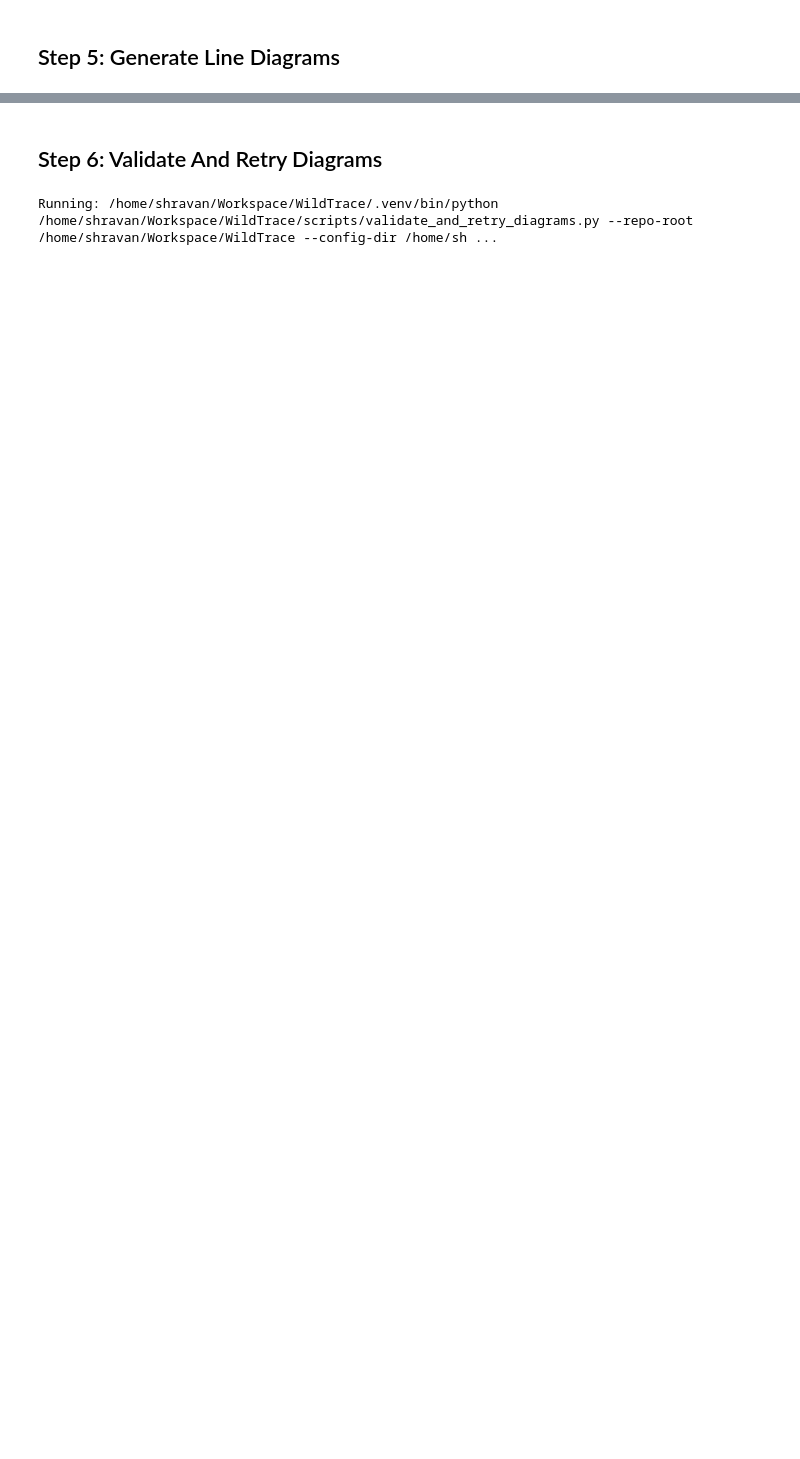
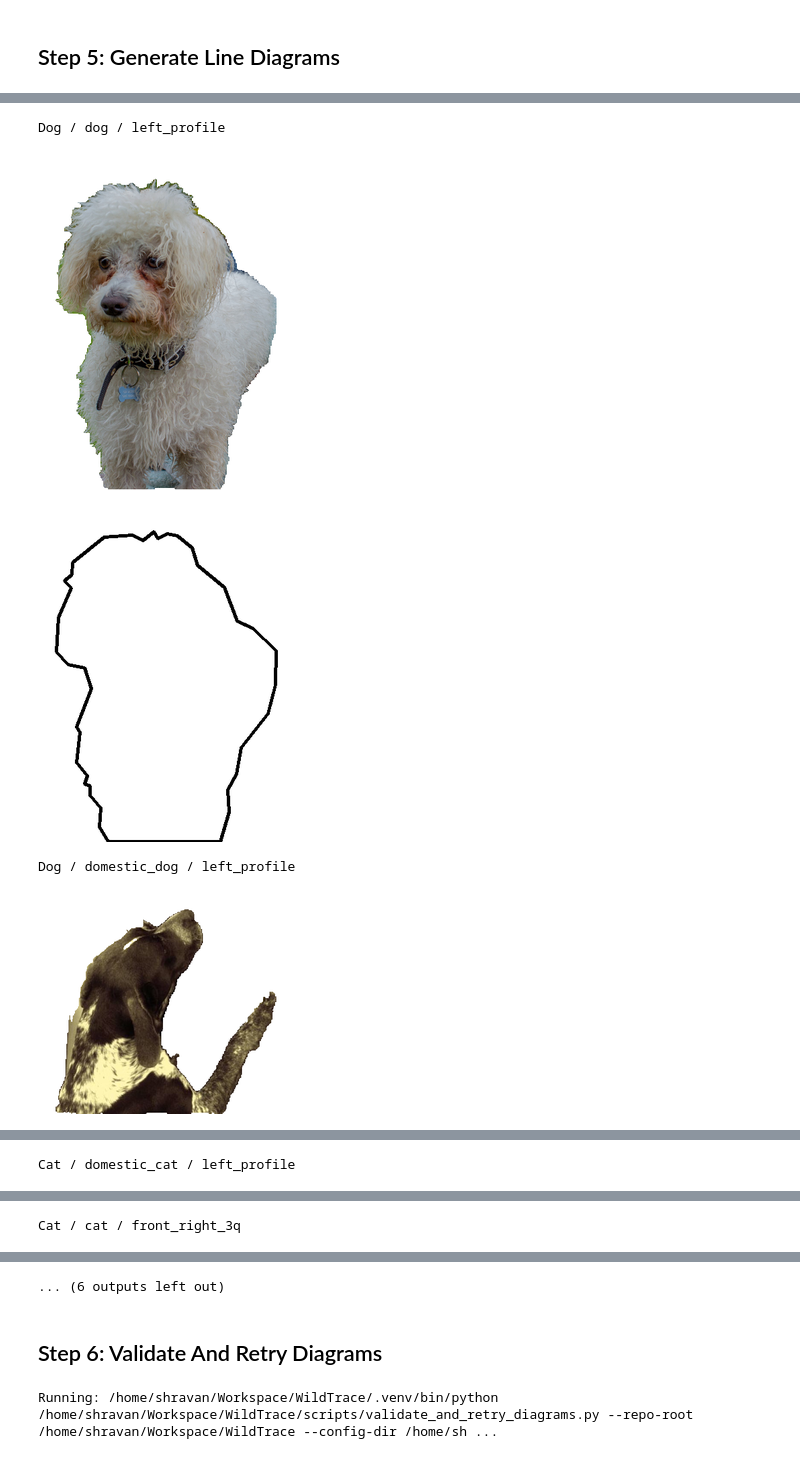
Before and after one commit to shra012/WildTrace, a Jupyter notebook: pipeline/pipeline.ipynb, the cells around one changed output, grey strips where cells are left out. Saved outputs shown, nothing was run; the diff lists cells and outputs as text; code cells hidden in the pictures; blank space fills up the shorter version.

```diff
--- a/pipeline/pipeline.ipynb
+++ b/pipeline/pipeline.ipynb
@@ -253,7 +313,7 @@ if subject_rows:
 # %%
 run_stage('generate_line_diagrams.py')
 
-diagram_attempts_path = REPO_ROOT / 'processed' / 'silver' / 'qa' / 'line_diagram_attempts.ndjson'
+diagram_attempts_path = REPO_ROOT / 'outputs' / 'silver' / 'checkpoints' / 'line_diagram_attempts.ndjson'
 diagram_attempt_rows = load_ndjson(diagram_attempts_path)
 diagram_attempt_rows[:2]
 # %% [output]
@@ -260,0 +352,26 @@ Running: /home/shravan/Workspace/WildTrace/.venv/bin/python /home/shravan/Worksp
+# %%
+# Show crop and its generated line diagram side-by-side for the first few subjects.
+# This is the primary visual check after any changes to outline_generator settings.
+subjects_by_id = {r['sample_id']: r for r in load_ndjson(
+    REPO_ROOT / 'outputs' / 'silver' / 'checkpoints' / 'silver_subjects.ndjson'
+)}
+
+for attempt in diagram_attempt_rows[:6]:
+    sid = attempt['sample_id']
+    subj = subjects_by_id.get(sid)
+    diagram_path = REPO_ROOT / attempt['diagram_path']
+    label = f"{attempt.get('category','?')} / {attempt.get('subcategory','?')} / {attempt.get('angle_bucket','?')}"
+    print(label)
+    if subj and subj.get('crop_path'):
+        crop = Image.open(REPO_ROOT / subj['crop_path'])
+        display(crop.resize((256, int(256 * crop.height / max(crop.width, 1))), Image.Resampling.LANCZOS))
+    if diagram_path.exists():
+        diag = Image.open(diagram_path)
+        display(diag.resize((256, int(256 * diag.height / max(diag.width, 1))), Image.Resampling.LANCZOS))
+    print()
+# %% [output]
+Dog / dog / left_profile
+[figure, added]
+[figure, added]
+Dog / domestic_dog / left_profile
+[figure, added]
@@ -260,0 +379 @@ Running: /home/shravan/Workspace/WildTrace/.venv/bin/python /home/shravan/Worksp
+Cat / domestic_cat / left_profile
@@ -260,0 +382 @@ Running: /home/shravan/Workspace/WildTrace/.venv/bin/python /home/shravan/Worksp
+Cat / cat / front_right_3q
@@ -261,3 +385,4 @@ Running: /home/shravan/Workspace/WildTrace/.venv/bin/python /home/shravan/Worksp
+... (6 outputs left out)
 # %% [markdown]
 ## Step 6: Validate And Retry Diagrams
 # %%
```
Also changed, not shown: parts of 19 cells of this notebook, 18 other files.
